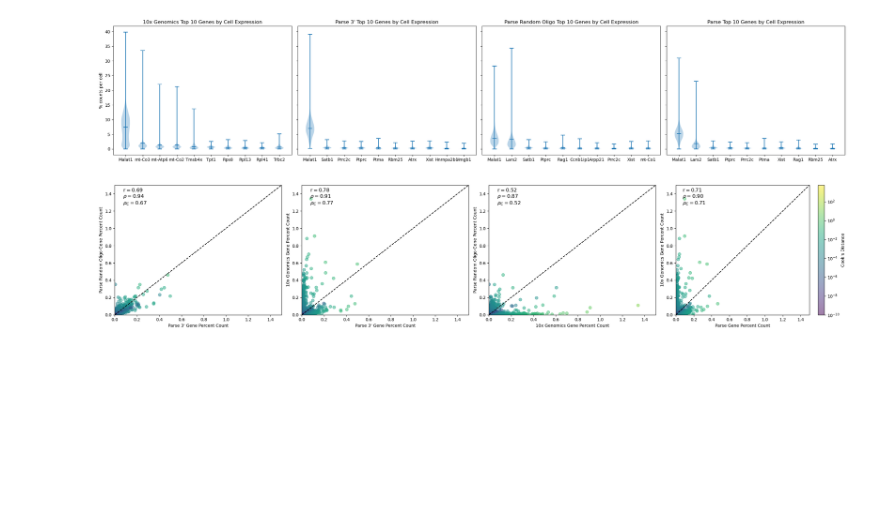
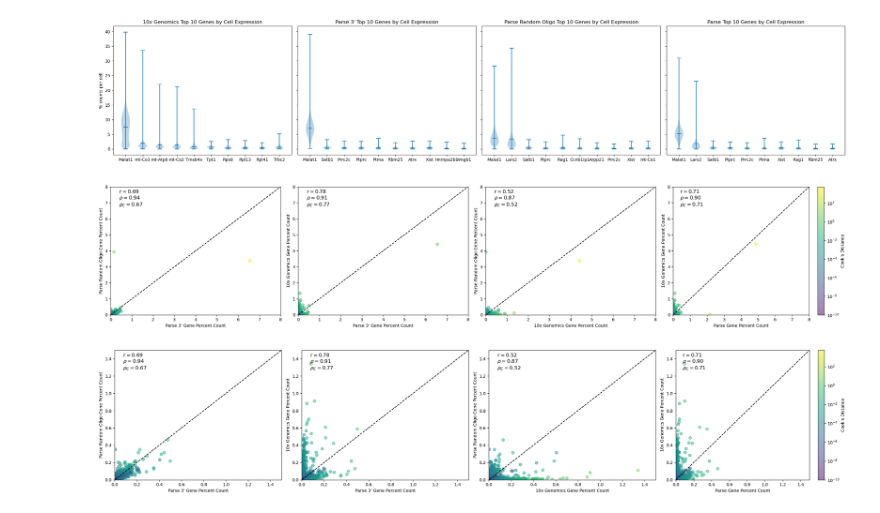
Before and after one commit to mcaskey6/10XvParse, a Jupyter notebook: Analysis 2/combo_test.ipynb, the cells around one changed output. Saved outputs shown, nothing was run; the diff lists cells and outputs as text; code cells hidden in the pictures; blank space fills up the shorter version.

Commit message:
Add a zoomed in percent gene count comparison plot

```diff
--- a/Analysis 2/combo_test.ipynb
+++ b/Analysis 2/combo_test.ipynb
@@ -323,6 +323,31 @@ plt.tight_layout()
 plt.show()
 # %% [output]
 [figure]
+# %%
+fig, axs = plt.subplots(1, 4, figsize = (25, 5))
+
+xlim = 8
+ylim = 8
+
+TvO_genes = compare_genes(data_polyT, data_randO)
+TvX_genes = compare_genes(data_polyT, data_10x)
+XvO_genes = compare_genes(data_10x, data_randO)
+PvX_genes = compare_genes(data_parse, data_10x)
+
+c_values = TvO_genes['cooks_distance'].tolist() + TvX_genes['cooks_distance'].tolist() + XvO_genes['cooks_distance'].tolist()
+norm = LogNorm(min(c_values), max(c_values))
+
+scatter_genes(axs[0], TvO_genes, data_polyT, data_randO, xlim=xlim, ylim=ylim, norm=norm)
+scatter_genes(axs[1], TvX_genes, data_polyT, data_10x, xlim=xlim, ylim=ylim,norm=norm)
+scatter_genes(axs[2], XvO_genes, data_10x, data_randO, xlim=xlim, ylim=ylim,norm=norm)
+plot = scatter_genes(axs[3], PvX_genes, data_parse, data_10x, xlim=xlim, ylim=ylim,norm=norm)
+
+fig.colorbar(plot, label = "Cook's Distance")
+
+plt.tight_layout()
+plt.show()
+# %% [output]
+[figure, added]
 # %%
 fig, axs = plt.subplots(1, 4, figsize = (25, 5))
 
```
